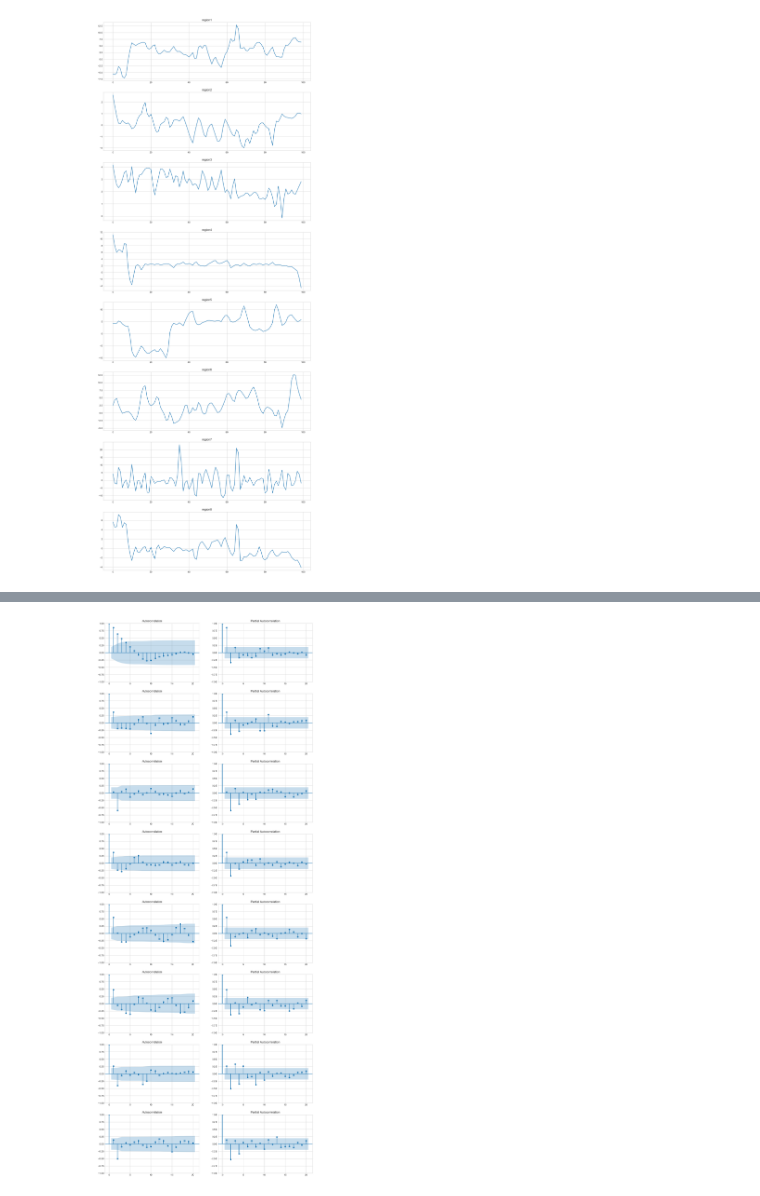
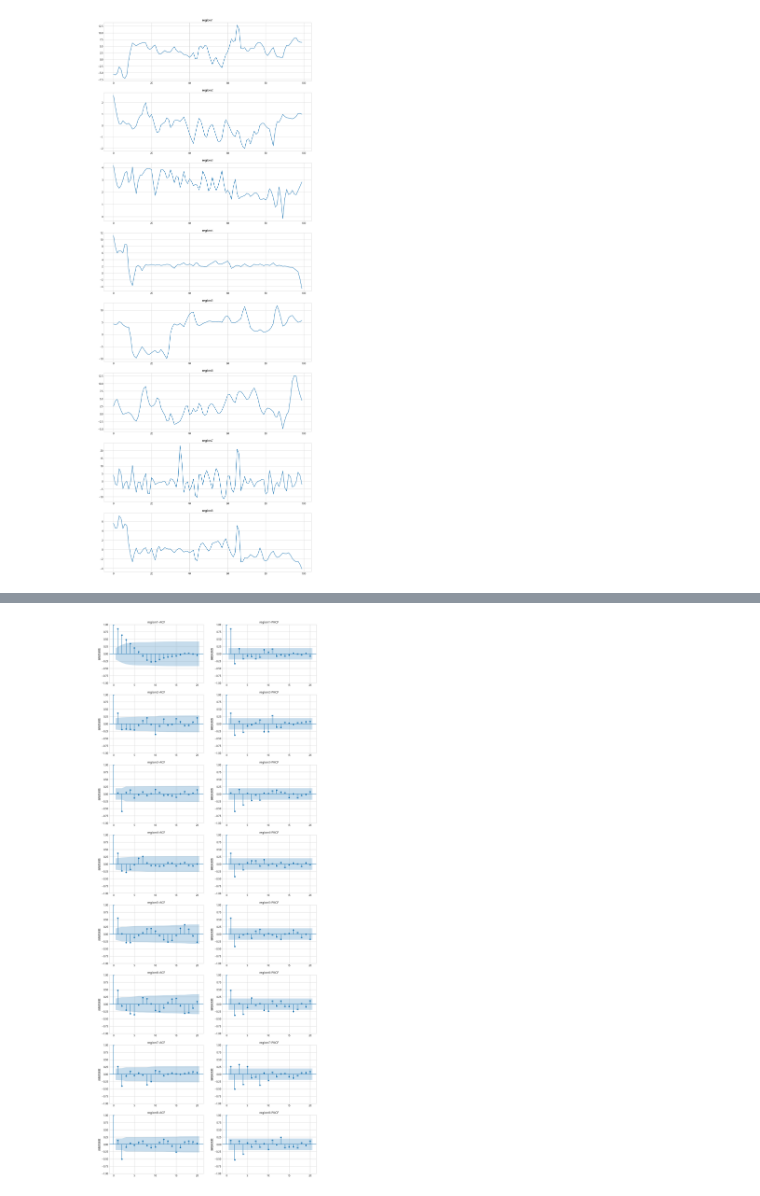
Before and after one commit to Cinlina/Mathematical, a Jupyter notebook: 模型.ipynb, the cells around one changed output, grey strips where cells are left out. Cells and saved outputs as stored; diff of their text form; code cells hidden in the pictures.

```diff
--- a/模型.ipynb
+++ b/模型.ipynb
@@ -6,6 +6,7 @@ import matplotlib.pyplot as plt
 from statsmodels.tsa.arima.model import ARIMA
 from statsmodels.graphics.tsaplots import plot_acf, plot_pacf
 plt.style.use('seaborn-v0_8-whitegrid')
+plt.rcParams['font.sans-serif'] = ['Microsoft YaHei']
 # %%
 data = pd.read_excel('数据文件.xls')
 
@@ -59,0 +23,22 @@ p-value： 0.007583537489010149
+# %%
+def ADF(ts):
+
+    index = ['ADF统计值', 'p值', '临界值(1%)', '临界值(5%)', '临界值(10%)']
+    df = pd.DataFrame(index=index, columns=['0阶差分', '1阶差分'])
+
+    result = adfuller(ts)
+    df['0阶差分'] = [result[0], result[1], result[4]['1%'], result[4]['5%'], result[4]['10%']]
+
+    ts = ts.diff().dropna()
+    result = adfuller(ts)
+    df['1阶差分'] = [result[0], result[1], result[4]['1%'], result[4]['5%'], result[4]['10%']]
+
+    return df
+
+for i in range(1, 9):
+    ts = data.iloc[:, i]
+    print('='*30)
+    print('region%d:' % i)
+
+    # ADF检验数据
+    print(ADF(ts))
@@ -60,22 +63,25 @@ p-value： 0.007583537489010149
 # %%
-fig = plt.figure(figsize=(15, 40))
+fig, ax = plt.subplots(8, 2, figsize=(15, 40))
 diff_ = [0, 1, 1, 1, 1, 1, 0, 1]
 
 for i in range(1, 9):
 
     # 绘制时间序列的ACF和PACF图
     # 图表每一行代表一个地区
     ts = data.iloc[:, i]
     if diff_[i - 1] == 1:
         ts = ts.diff().dropna()
-    ax1 = fig.add_subplot(8, 2, 2*i - 1)
-    ax2 = fig.add_subplot(8, 2, 2*i)
-    plot_acf(ts, ax=ax1)
-    plot_pacf(ts, ax=ax2, method='ywm')
+
+    plot_acf(ts, ax=ax[i-1, 0])
+    plot_pacf(ts, ax=ax[i-1, 1], method='ywm')
+    ax[i-1, 0].set_title('region%d-ACF' % i)
+    ax[i-1, 1].set_title('region%d-PACF' % i)
+    ax[i-1, 0].set_ylabel('自相关系数')
+    ax[i-1, 1].set_ylabel('偏相关系数')
 
 # plt.savefig('图片\ACF和PACF图.png')
 # %% [output]
-[figure, old version]
+[figure, new version]
 # %%
 from pmdarima import auto_arima
 
```
Also changed, not shown: parts of 3 cells of this notebook, 5 other files.
